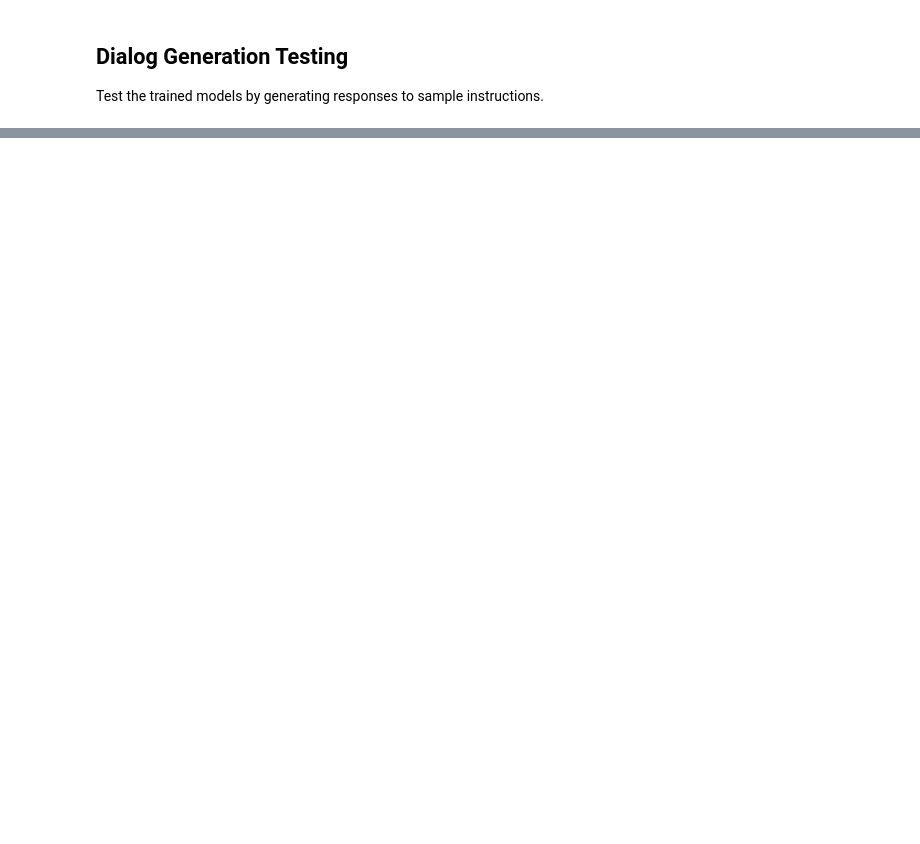
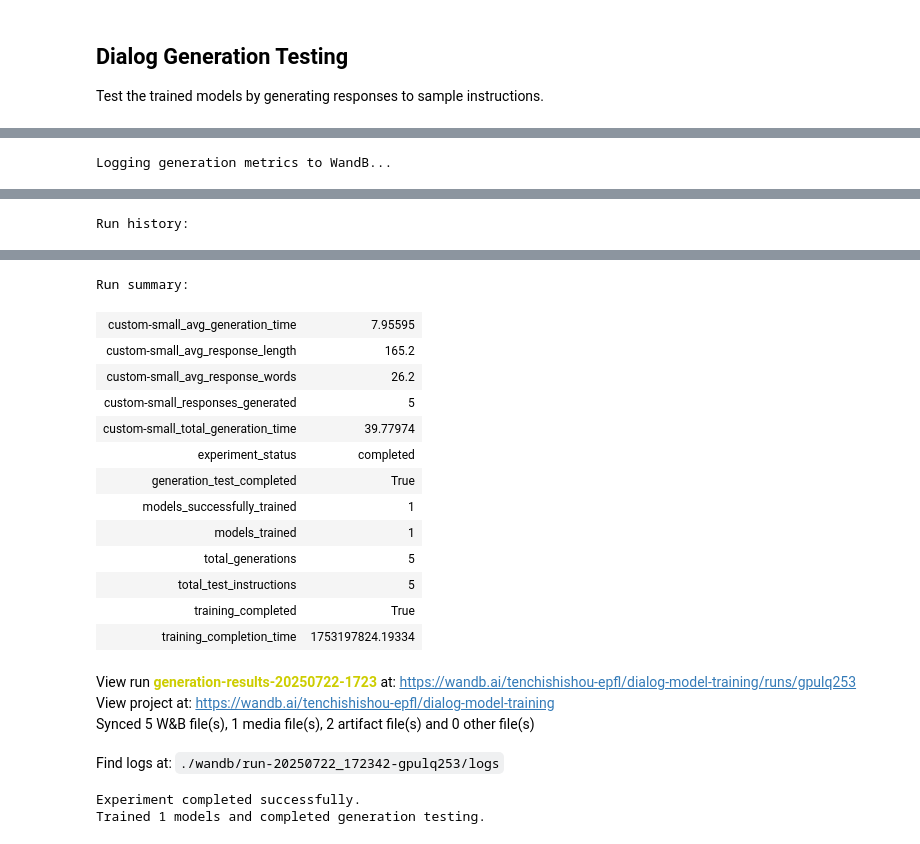
Before and after one commit to highOnMatcha/DNN, a Jupyter notebook: llm/notebooks/02_model_training.ipynb, the cells around one changed output, grey strips where cells are left out. Drawn from its saved outputs; the diff is of its cells as text; code cells hidden in the pictures; blank space fills up the shorter version.

Commit message:
Update training notebook.

```diff
--- a/llm/notebooks/02_model_training.ipynb
+++ b/llm/notebooks/02_model_training.ipynb
@@ -62,9 +113,9 @@ Train each model variant and log metrics to WandB for comparison.
 def train_model_with_logging(model_name, df, training_config):
     """Train a model with WandB logging"""
 
-    # Initialize WandB run for this model
+    # Initialize WandB run for this model (separate project to avoid conflicts)
     run = wandb.init(
-        project="dialog-model-training",
+        project="dialog-model-training-individual",
         name=f"training-{model_name}-{datetime.now().strftime('%Y%m%d-%H%M')}",
         tags=["training", model_name],
         config={
@@ -213,0 +336,52 @@ Check your WandB dashboard for detailed training metrics and comparisons!
+# %%
+# Log generation metrics to main WandB run
+print("Logging generation metrics to WandB...")
+
+# Log average metrics per model
+for model_name, metrics in generation_metrics.items():
+    if metrics["total_responses"] > 0:  # Avoid division by zero
+        avg_metrics = {
+            f"{model_name}_avg_generation_time": metrics["total_time"] / metrics["total_responses"],
+            f"{model_name}_avg_response_length": metrics["total_length"] / metrics["total_responses"],
+            f"{model_name}_avg_response_words": metrics["total_words"] / metrics["total_responses"],
+            f"{model_name}_total_generation_time": metrics["total_time"],
+            f"{model_name}_responses_generated": metrics["total_responses"]
+        }
+        wandb.log(avg_metrics)
+
+# Create a summary table for WandB
+response_table = wandb.Table(columns=["Model", "Instruction", "Response", "Length", "Words", "Time (s)"])
+
+for response_set in all_responses:
+    instruction = response_set["instruction"]
+    for model_name, response_data in response_set["responses"].items():
+        if "error" not in response_data:
+            response_table.add_data(
+                model_name,
+                instruction[:50] + "..." if len(instruction) > 50 else instruction,
+                response_data["text"][:100] + "..." if len(response_data["text"]) > 100 else response_data["text"],
+                response_data["length"],
+                response_data["word_count"],
+                round(response_data["generation_time"], 3)
+            )
+
+wandb.log({"generation_comparison": response_table})
+
+# Log overall generation stats and final summary
+final_summary = {
+    "experiment_status": "completed",
+    "models_trained": len(trained_models),
+    "total_test_instructions": len(test_instructions),
+    "total_generations": sum(len(r["responses"]) for r in all_responses if "responses" in r),
+    "generation_test_completed": True
+}
+
+wandb.log(final_summary)
+
+# Close WandB run
+main_run.finish()
+
+print("Experiment completed successfully.")
+print(f"Trained {len(trained_models)} models and completed generation testing.")
+# %% [output]
+Logging generation metrics to WandB...
@@ -213,0 +389 @@ Check your WandB dashboard for detailed training metrics and comparisons!
+Run history:
@@ -213,0 +400,20 @@ Check your WandB dashboard for detailed training metrics and comparisons!
+Run summary:
+| custom-small_avg_generation_time | 7.95595 |
+| custom-small_avg_response_length | 165.2 |
+| custom-small_avg_response_words | 26.2 |
+| custom-small_responses_generated | 5 |
+| custom-small_total_generation_time | 39.77974 |
+| experiment_status | completed |
+| generation_test_completed | True |
+| models_successfully_trained | 1 |
+| models_trained | 1 |
+| total_generations | 5 |
+| total_test_instructions | 5 |
+| training_completed | True |
+| training_completion_time | 1753197824.19334 |
+View run generation-results-20250722-1723 at: https://wandb.ai/tenchishishou-epfl/dialog-model-training/runs/gpulq253
+View project at: https://wandb.ai/tenchishishou-epfl/dialog-model-training
+Synced 5 W&B file(s), 1 media file(s), 2 artifact file(s) and 0 other file(s)
+Find logs at: ./wandb/run-20250722_172342-gpulq253/logs
+Experiment completed successfully.
+Trained 1 models and completed generation testing.
```
Also changed, not shown: parts of 11 cells of this notebook, 1 other file.
